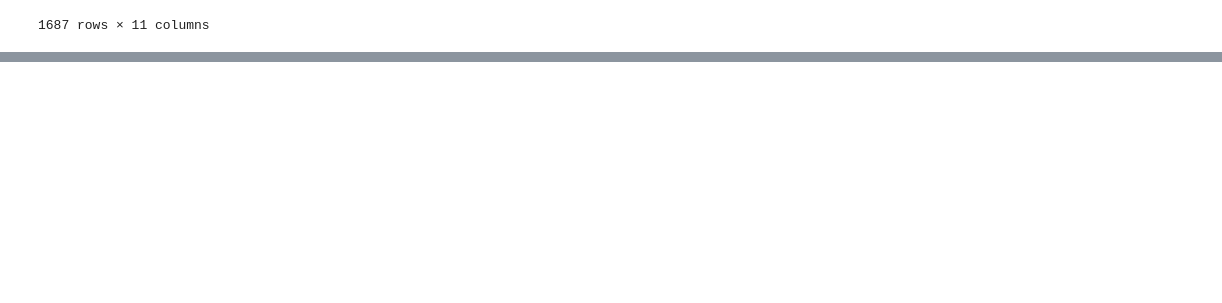
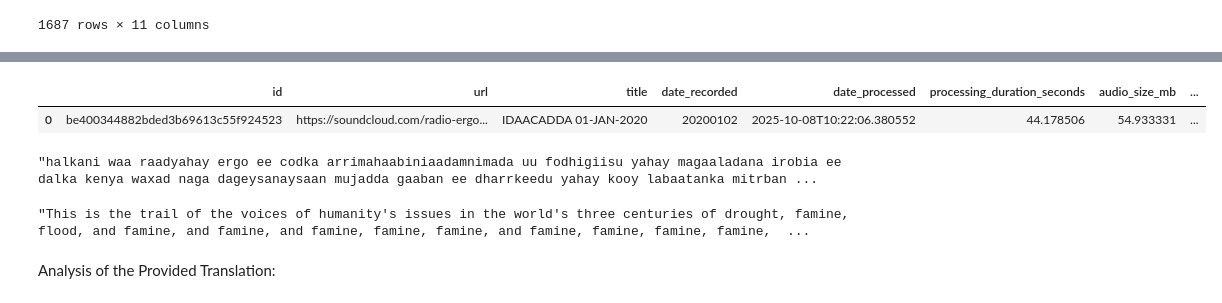
Before and after one commit to AdamPrzychodni/somali-radios-with-ai-for-food-security, a Jupyter notebook: notebooks/03_translation.ipynb, the cells around one changed output, grey strips where cells are left out. Saved outputs shown, nothing was run; the diff lists cells and outputs as text; code cells hidden in the pictures; blank space fills up the shorter version.

Commit message:
Update translation nllb

```diff
--- a/notebooks/03_translation.ipynb
+++ b/notebooks/03_translation.ipynb
@@ -420,0 +472,5 @@ KeyboardInterrupt:
+# %%
+test_df_translated
+# %% [output]
+|  | id | url | title | date_recorded | date_processed | processing_duration_seconds | audio_size_mb | ... |
+| 0 | be400344882bded3b69613c55f924523 | https://soundcloud.com/radio-ergo... | IDAACADDA 01-JAN-2020 | 20200102 | 2025-10-08T10:22:06.380552 | 44.178506 | 54.933331 | ... |
@@ -420,0 +479,4 @@ KeyboardInterrupt:
+# %%
+full_transcript_text
+# %% [output]
+"halkani waa raadyahay ergo ee codka arrimahaabiniaadamnimada uu fodhigiisu yahay magaaladana irobia ee dalka kenya waxad naga dageysanaysaan mujadda gaaban ee dharrkeedu yahay kooy labaatanka mitrban ...
@@ -421,3 +485,9 @@ KeyboardInterrupt:
+# %%
+full_transcript_text_english
+# %% [output]
+"This is the trail of the voices of humanity's issues in the world's three centuries of drought, famine, flood, and famine, and famine, and famine, famine, famine, and famine, famine, famine, famine,  ...
+# %% [markdown]
+Analysis of the Provided Translation:
 # %%
 # # Translate full dataset (will take several hours on GPU)
 # full_df_translated = batch_translate_dataframe(
```
Also changed, not shown: parts of 3 cells of this notebook.
